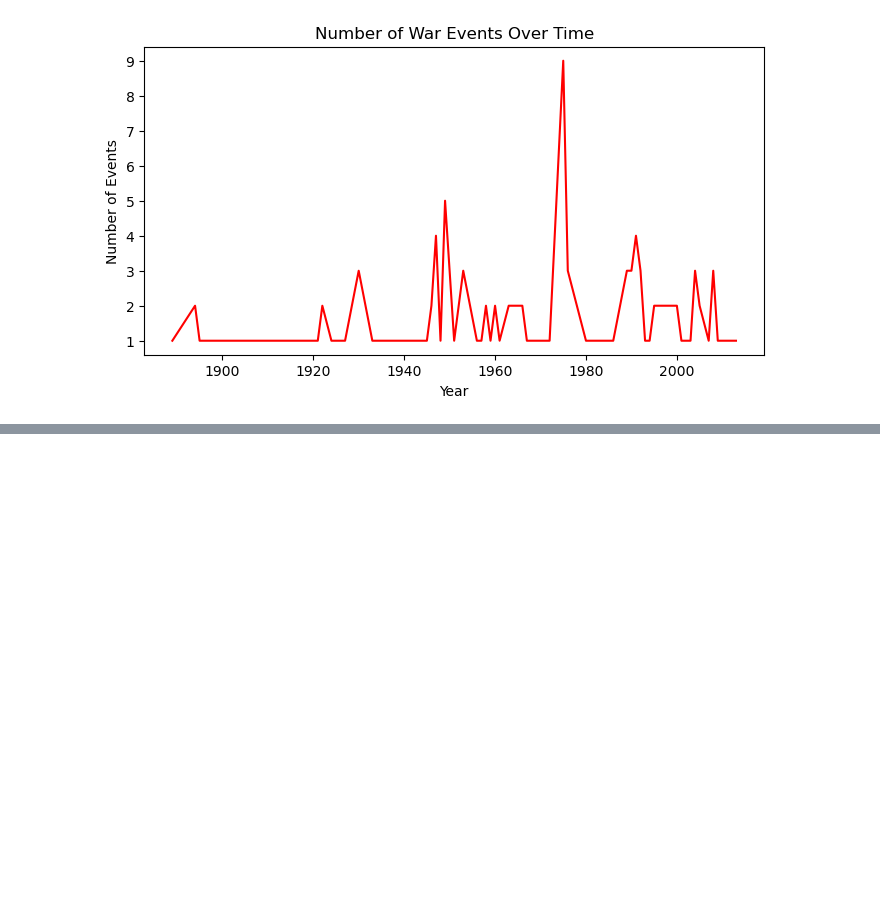
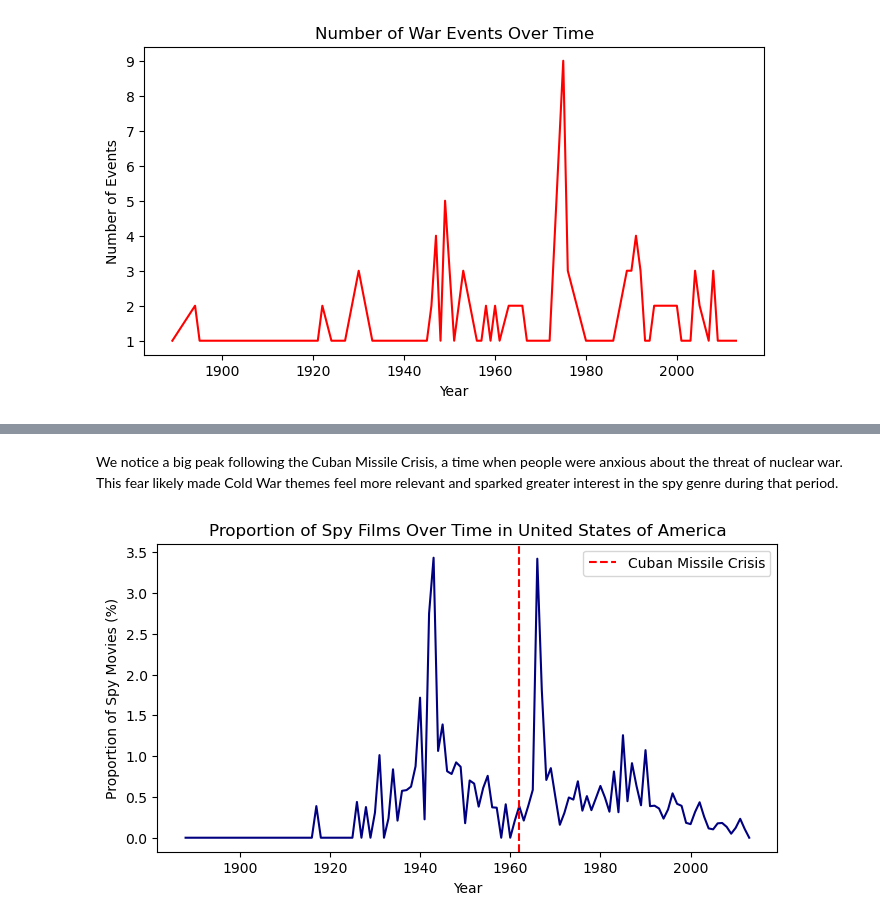
Before and after one commit to epfl-ada/ada-2024-project-nostringsadached, a Jupyter notebook: new_results2.ipynb, the cells around one changed output, grey strips where cells are left out. Cells and saved outputs as stored; diff of their text form; code cells hidden in the pictures; blank space fills up the shorter version.

```diff
--- a/new_results2.ipynb
+++ b/new_results2.ipynb
@@ -632,0 +655,7 @@ Text(0.5, 1.0, 'Number of War Events Over Time')
+# %% [markdown]
+
+We notice a big peak following the Cuban Missile Crisis, a time when people were anxious about the threat of nuclear war. This fear likely made Cold War themes feel more relevant and sparked greater interest in the spy genre during that period.
+# %%
+plot_genre_proportion_and_event(preprocessed_movies, total_movies_per_year, r'spy', 'Spy', 'Cuban Missile Crisis', (1962, 1962), country='United States of America', is_period=False)
+# %% [output]
+[figure, added]
```
Also changed, not shown: parts of 30 cells of this notebook, 1 other file.
